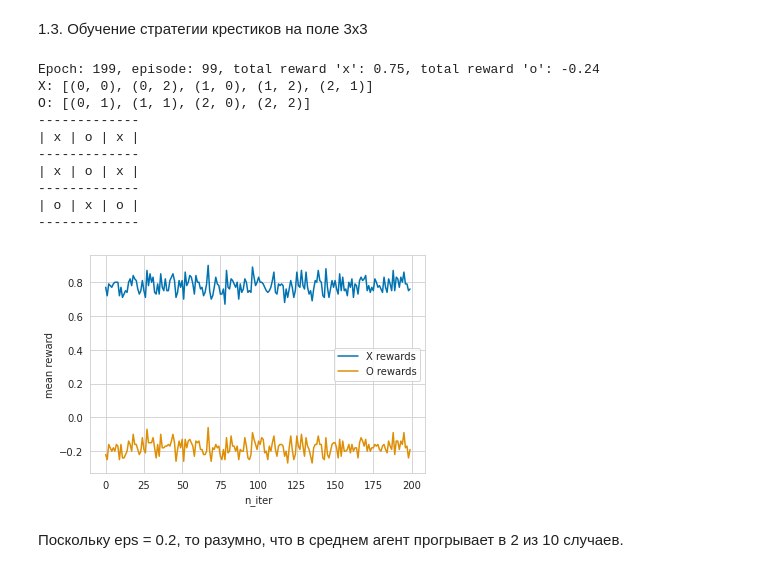
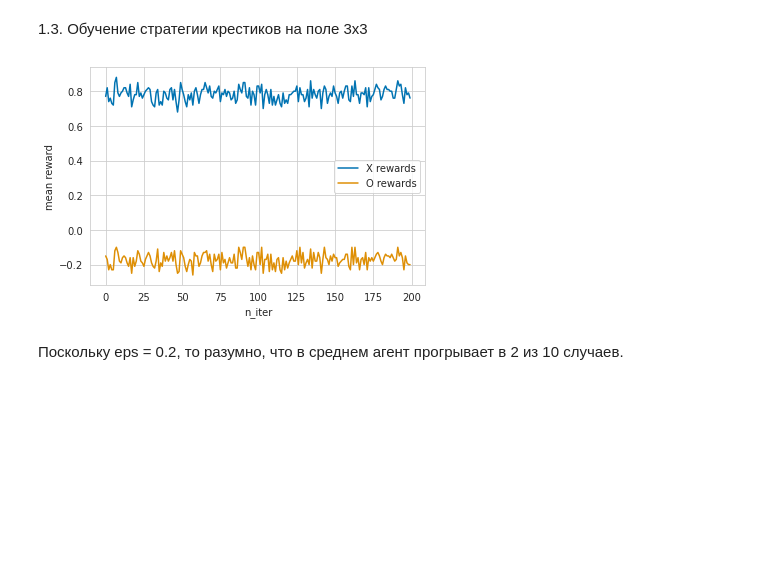
Before and after one commit to viacheslav-konstantinov/MADE_Advanced_DL_and_RL, a Jupyter notebook: HW2.ipynb, the cells around one changed output. Drawn from its saved outputs; the diff is of its cells as text; code cells hidden in the pictures; blank space fills up the shorter version.

```diff
--- a/HW2.ipynb
+++ b/HW2.ipynb
@@ -355,58 +361,49 @@ for epoch in range(N_epochs):
           if turn == 1:
               action = agent1.get_action(state_hash)
               next_state, reward, done, info = env.step(action)
               next_state_hash = next_state[0]
               action_idx = action[0] * agent1.n_rows + action[1]
               agent1.train((state_hash, action_idx, next_state_hash, reward, done))
               total_reward1 += reward
               state_hash = next_state_hash
               #print("X at", turn, "a:", action)
               x_actions.append((action[0], action[1]))
               turn = -1
           else:
               action = agent2.get_action(state_hash)
               next_state, reward, done, info = env.step(action)
               next_state_hash = next_state[0]
               action_idx = action[0] * agent2.n_rows + action[1]
               #agent2.train((state_hash, action_idx, next_state_hash, reward, done))
               total_reward2 += reward
               state_hash = next_state_hash
               #print("O at", turn, "a:", action)
               o_actions.append((action[0], action[1]))
               turn = 1
 
-          if epoch:
-              print("Epoch: {}, episode: {}, total reward \'x\': {}, total reward \'o\': {}".format(epoch, ep, rewards1[-1], rewards2[-1]))
-          else:
-              print("Epoch: {}, episode: {}, total reward \'x\': {}, total reward \'o\': {}".format(epoch, ep, "--", "--"))
-          print("X:", x_actions)
-          print("O:", o_actions)
-          env.printBoard()
-          time.sleep(0.01)
-          clear_output(wait=True)
+          # if epoch:
+          #     print("Epoch: {}, episode: {}, total reward \'x\': {}, total reward \'o\': {}".format(epoch, ep, rewards1[-1], rewards2[-1]))
+          # else:
+          #     print("Epoch: {}, episode: {}, total reward \'x\': {}, total reward \'o\': {}".format(epoch, ep, "--", "--"))
+          # print("X:", x_actions)
+          # print("O:", o_actions)
+          # env.printBoard()
+          # time.sleep(0.005)
+          # clear_output(wait=True)
       rewards1_epoch.append(total_reward1)
       rewards2_epoch.append(total_reward2)
 
   #считаем среднее по батчу из 10 эпизодов
   rewards1.append(np.array(rewards1_epoch).mean())
   rewards2.append(np.array(rewards2_epoch).mean())
+
+  plt.plot(range(epoch + 1), rewards1, label = "X rewards")
+  plt.plot(range(epoch + 1), rewards2, label = "O rewards")
+  plt.xlabel("n_iter")
+  plt.ylabel("mean reward")
+  plt.legend()
+  plt.show()
+  time.sleep(0.005)
+  clear_output(wait=True)
 # %% [output]
-Epoch: 199, episode: 99, total reward 'x': 0.75, total reward 'o': -0.24
-X: [(0, 0), (0, 2), (1, 0), (1, 2), (2, 1)]
-O: [(0, 1), (1, 1), (2, 0), (2, 2)]
--------------
-| x | o | x |
--------------
-| x | o | x |
--------------
-| o | x | o |
--------------
+[figure, added]
-# %%
-plt.plot(range(N_epochs), rewards1, label = "X rewards")
-plt.plot(range(N_epochs), rewards2, label = "O rewards")
-plt.xlabel("n_iter")
-plt.ylabel("mean reward")
-plt.legend()
-plt.show()
-# %% [output]
-[figure, removed]
```
Also changed, not shown: parts of 29 cells of this notebook.
